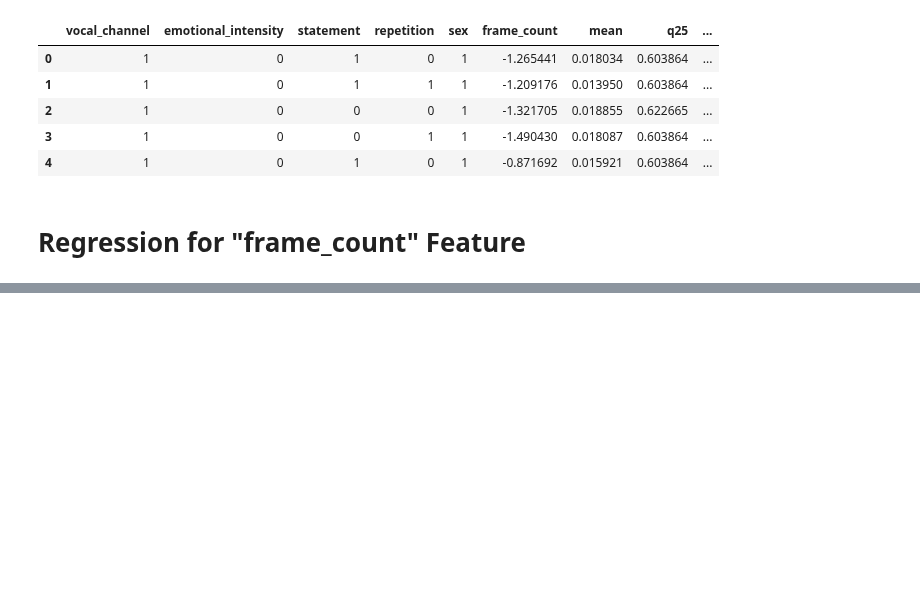
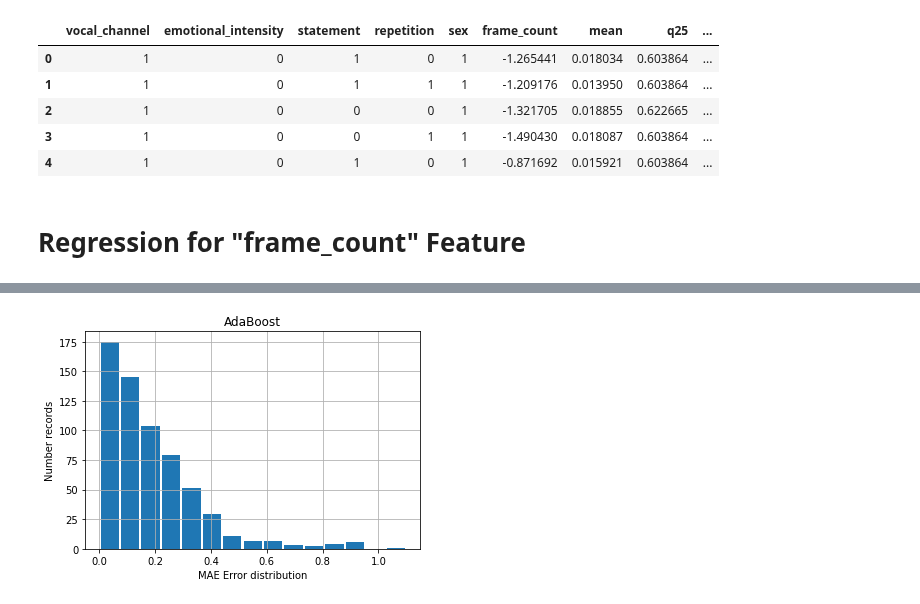
Before and after one commit to Diabelny/Data-Mining-2, a Jupyter notebook: Task2_Advance_Regression/Regression.ipynb, the cells around one changed output, grey strips where cells are left out. Drawn from its saved outputs; the diff is of its cells as text; code cells hidden in the pictures; blank space fills up the shorter version.

```diff
--- a/Task2_Advance_Regression/Regression.ipynb
+++ b/Task2_Advance_Regression/Regression.ipynb
@@ -205,3 +224,16 @@ plt.show()
+# %%
+res = pd.DataFrame({'Actual': y_test.flatten(), 'Predicted': y_pred.flatten()})
+actual = res["Actual"]
+prediction = res["Predicted"]
+mean = abs(actual - prediction)
+plt.hist(mean, bins=15, rwidth=0.9)
+plt.xlabel("MAE Error distribution")
+plt.ylabel("Number records")
+plt.title('AdaBoost')
+plt.grid()
+plt.show()
+# %% [output]
+[figure, added]
 # %%
 clf = GradientBoostingRegressor(n_estimators=100,
                                  learning_rate=1.0, max_depth=10, random_state=0)
```
Also changed, not shown: parts of 14 cells of this notebook.
